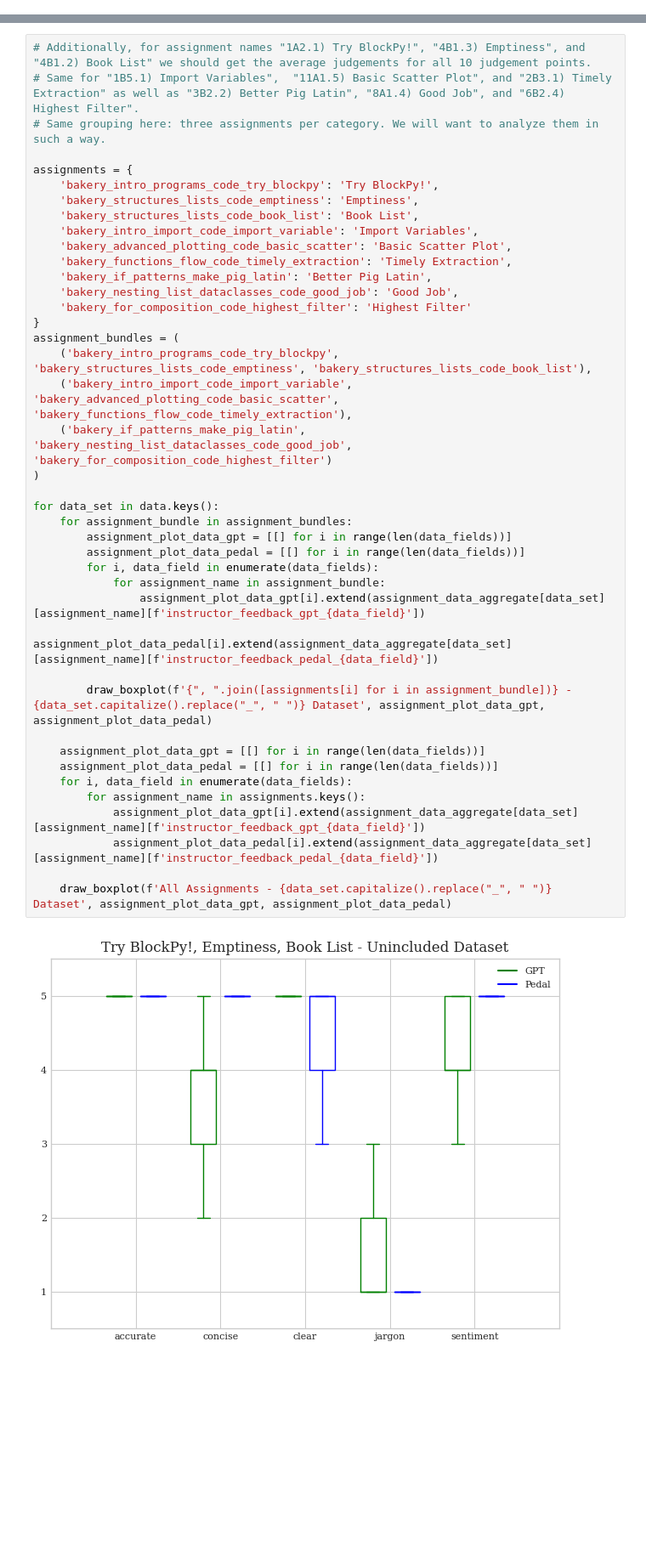
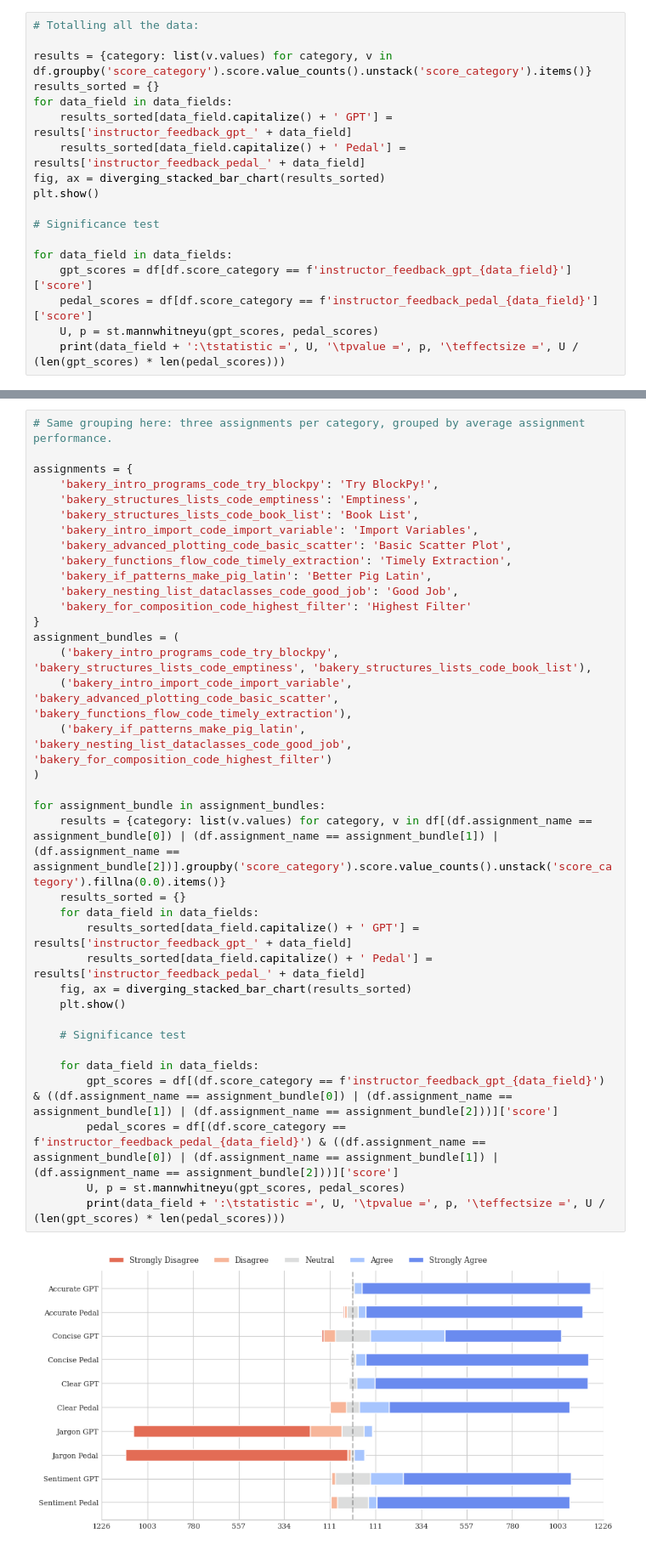
Before and after one commit to THRALLab/pedal-kennel, a Jupyter notebook: examples/chosen_problems_st3-3_as3-3_at1_v1/analysis.ipynb, the cells around one changed output, grey strips where cells are left out. Shown at 85% size. Saved outputs shown, nothing was run; the diff lists cells and outputs as text; blank space fills up the shorter version.

```diff
--- a/examples/chosen_problems_st3-3_as3-3_at1_v1/analysis.ipynb
+++ b/examples/chosen_problems_st3-3_as3-3_at1_v1/analysis.ipynb
@@ -492,0 +458,18 @@ def draw_boxplot(title, gpt_values, pedal_values):
+# %%
+# Totalling all the data:
+
+results = {category: list(v.values) for category, v in df.groupby('score_category').score.value_counts().unstack('score_category').items()}
+results_sorted = {}
+for data_field in data_fields:
+    results_sorted[data_field.capitalize() + ' GPT'] = results['instructor_feedback_gpt_' + data_field]
+    results_sorted[data_field.capitalize() + ' Pedal'] = results['instructor_feedback_pedal_' + data_field]
+fig, ax = diverging_stacked_bar_chart(results_sorted)
+plt.show()
+
+# Significance test
+
+for data_field in data_fields:
+    gpt_scores = df[df.score_category == f'instructor_feedback_gpt_{data_field}']['score']
+    pedal_scores = df[df.score_category == f'instructor_feedback_pedal_{data_field}']['score']
+    U, p = st.mannwhitneyu(gpt_scores, pedal_scores)
+    print(data_field + ':\tstatistic =', U, '\tpvalue =', p, '\teffectsize =', U / (len(gpt_scores) * len(pedal_scores)))
@@ -537,43 +529,38 @@ for data_set in data.keys():
 # %%
-# Additionally, for assignment names "1A2.1) Try BlockPy!", "4B1.3) Emptiness", and "4B1.2) Book List" we should get the average judgements for all 10 judgement points.
-# Same for "1B5.1) Import Variables",  "11A1.5) Basic Scatter Plot", and "2B3.1) Timely Extraction" as well as "3B2.2) Better Pig Latin", "8A1.4) Good Job", and "6B2.4) Highest Filter".
-# Same grouping here: three assignments per category. We will want to analyze them in such a way.
+# Same grouping here: three assignments per category, grouped by average assignment performance.
 
 assignments = {
     'bakery_intro_programs_code_try_blockpy': 'Try BlockPy!',
     'bakery_structures_lists_code_emptiness': 'Emptiness',
     'bakery_structures_lists_code_book_list': 'Book List',
     'bakery_intro_import_code_import_variable': 'Import Variables',
     'bakery_advanced_plotting_code_basic_scatter': 'Basic Scatter Plot',
     'bakery_functions_flow_code_timely_extraction': 'Timely Extraction',
     'bakery_if_patterns_make_pig_latin': 'Better Pig Latin',
     'bakery_nesting_list_dataclasses_code_good_job': 'Good Job',
     'bakery_for_composition_code_highest_filter': 'Highest Filter'
 }
 assignment_bundles = (
     ('bakery_intro_programs_code_try_blockpy', 'bakery_structures_lists_code_emptiness', 'bakery_structures_lists_code_book_list'),
     ('bakery_intro_import_code_import_variable', 'bakery_advanced_plotting_code_basic_scatter', 'bakery_functions_flow_code_timely_extraction'),
     ('bakery_if_patterns_make_pig_latin', 'bakery_nesting_list_dataclasses_code_good_job', 'bakery_for_composition_code_highest_filter')
 )
 
-for data_set in data.keys():
-    for assignment_bundle in assignment_bundles:
-        assignment_plot_data_gpt = [[] for i in range(len(data_fields))]
-        assignment_plot_data_pedal = [[] for i in range(len(data_fields))]
-        for i, data_field in enumerate(data_fields):
-            for assignment_name in assignment_bundle:
-                assignment_plot_data_gpt[i].extend(assignment_data_aggregate[data_set][assignment_name][f'instructor_feedback_gpt_{data_field}'])
-                assignment_plot_data_pedal[i].extend(assignment_data_aggregate[data_set][assignment_name][f'instructor_feedback_pedal_{data_field}'])
+for assignment_bundle in assignment_bundles:
+    results = {category: list(v.values) for category, v in df[(df.assignment_name == assignment_bundle[0]) | (df.assignment_name == assignment_bundle[1]) | (df.assignment_name == assignment_bundle[2])].groupby('score_category').score.value_counts().unstack('score_category').fillna(0.0).items()}
+    results_sorted = {}
+    for data_field in data_fields:
+        results_sorted[data_field.capitalize() + ' GPT'] = results['instructor_feedback_gpt_' + data_field]
+        results_sorted[data_field.capitalize() + ' Pedal'] = results['instructor_feedback_pedal_' + data_field]
+    fig, ax = diverging_stacked_bar_chart(results_sorted)
+    plt.show()
 
-        draw_boxplot(f'{", ".join([assignments[i] for i in assignment_bundle])} - {data_set.capitalize().replace("_", " ")} Dataset', assignment_plot_data_gpt, assignment_plot_data_pedal)
+    # Significance test
 
-    assignment_plot_data_gpt = [[] for i in range(len(data_fields))]
-    assignment_plot_data_pedal = [[] for i in range(len(data_fields))]
-    for i, data_field in enumerate(data_fields):
-        for assignment_name in assignments.keys():
-            assignment_plot_data_gpt[i].extend(assignment_data_aggregate[data_set][assignment_name][f'instructor_feedback_gpt_{data_field}'])
-            assignment_plot_data_pedal[i].extend(assignment_data_aggregate[data_set][assignment_name][f'instructor_feedback_pedal_{data_field}'])
-
-    draw_boxplot(f'All Assignments - {data_set.capitalize().replace("_", " ")} Dataset', assignment_plot_data_gpt, assignment_plot_data_pedal)
+    for data_field in data_fields:
+        gpt_scores = df[(df.score_category == f'instructor_feedback_gpt_{data_field}') & ((df.assignment_name == assignment_bundle[0]) | (df.assignment_name == assignment_bundle[1]) | (df.assignment_name == assignment_bundle[2]))]['score']
+        pedal_scores = df[(df.score_category == f'instructor_feedback_pedal_{data_field}') & ((df.assignment_name == assignment_bundle[0]) | (df.assignment_name == assignment_bundle[1]) | (df.assignment_name == assignment_bundle[2]))]['score']
+        U, p = st.mannwhitneyu(gpt_scores, pedal_scores)
+        print(data_field + ':\tstatistic =', U, '\tpvalue =', p, '\teffectsize =', U / (len(gpt_scores) * len(pedal_scores)))
 # %% [output]
-[figure, old version]
+[figure, new version]
```
Also changed, not shown: parts of 17 cells of this notebook.
